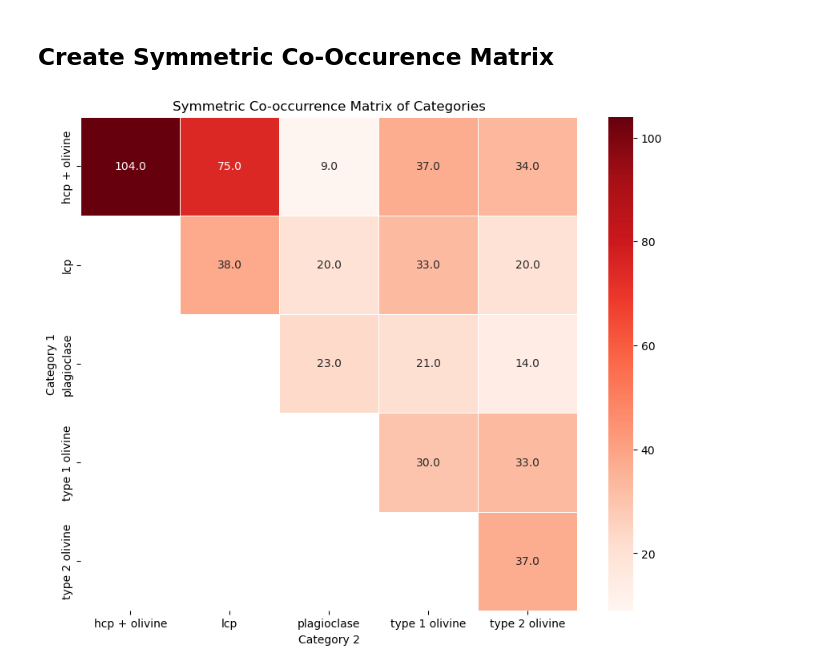
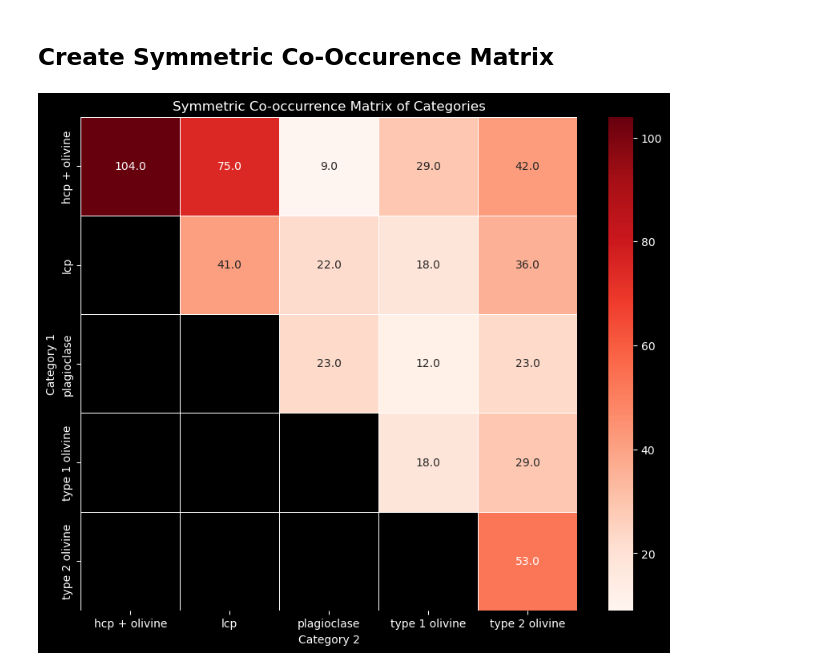
Before and after one commit to Michael-S-Phillips/Argyre_feldspar_mapping, a Jupyter notebook: code/graph_network_analysis.ipynb, the cells around one changed output. Cells and saved outputs as stored; diff of their text form; code cells hidden in the pictures.

Commit message:
manuscript and figure updates

```diff
--- a/code/graph_network_analysis.ipynb
+++ b/code/graph_network_analysis.ipynb
@@ -59,7 +59,7 @@ def custom_distance2(p1, p2):
 
 
 # Load your GeoPackage file
-file_path = '../data/crism_mapping_results_as_points/all_units_points_argyrePRJ_04032025.gpkg'
+file_path = '../data/crism_mapping_results_as_points/all_units_points_argyrePRJ_05022025.gpkg'
 gdf = gpd.read_file(file_path)
 
 # Define the categories to keep
@@ -509,6 +509,8 @@ Multiple Comparison of Means - Tukey HSD, FWER=0.05
 import pandas as pd
 import seaborn as sns
 import matplotlib.pyplot as plt
+
+plt.style.use("dark_background")
 
 # Initialize a dictionary to store the co-occurrence counts
 co_occurrence = {}
@@ -527,31 +529,31 @@ for node1, node2, data in G.edges(data=True):
     if pair not in co_occurrence:
         co_occurrence[pair] = 0
     if distance_weight:
         co_occurrence[pair] += 1 / (data["weight"] / 1000)
     else:
         co_occurrence[pair] += 1
 
 # Convert the dictionary into a pandas DataFrame for easier visualization
 category_pairs = list(co_occurrence.keys())
 counts = list(co_occurrence.values())
 
 co_occurrence_df = pd.DataFrame(
     {
         "Category 1": [pair[0] for pair in category_pairs],
         "Category 2": [pair[1] for pair in category_pairs],
         "Co-occurrence Count": counts,  # /percent_category_dict[pair[0]]
     }
 )
 
 # Pivot the dataframe to create the co-occurrence matrix
 co_occurrence_matrix = co_occurrence_df.pivot(
     index="Category 1", columns="Category 2", values="Co-occurrence Count"
 ).fillna(np.nan)
 
 # Visualize the symmetric co-occurrence matrix
 plt.figure(figsize=(10, 8))
 sns.heatmap(co_occurrence_matrix, annot=True, cmap="Reds", fmt=".1f", linewidths=0.5)
 plt.title("Symmetric Co-occurrence Matrix of Categories")
 plt.show()
 # %% [output]
-[figure, old version]
+[figure, new version]
```
Also changed, not shown: parts of 2 cells of this notebook, 31 other files.
